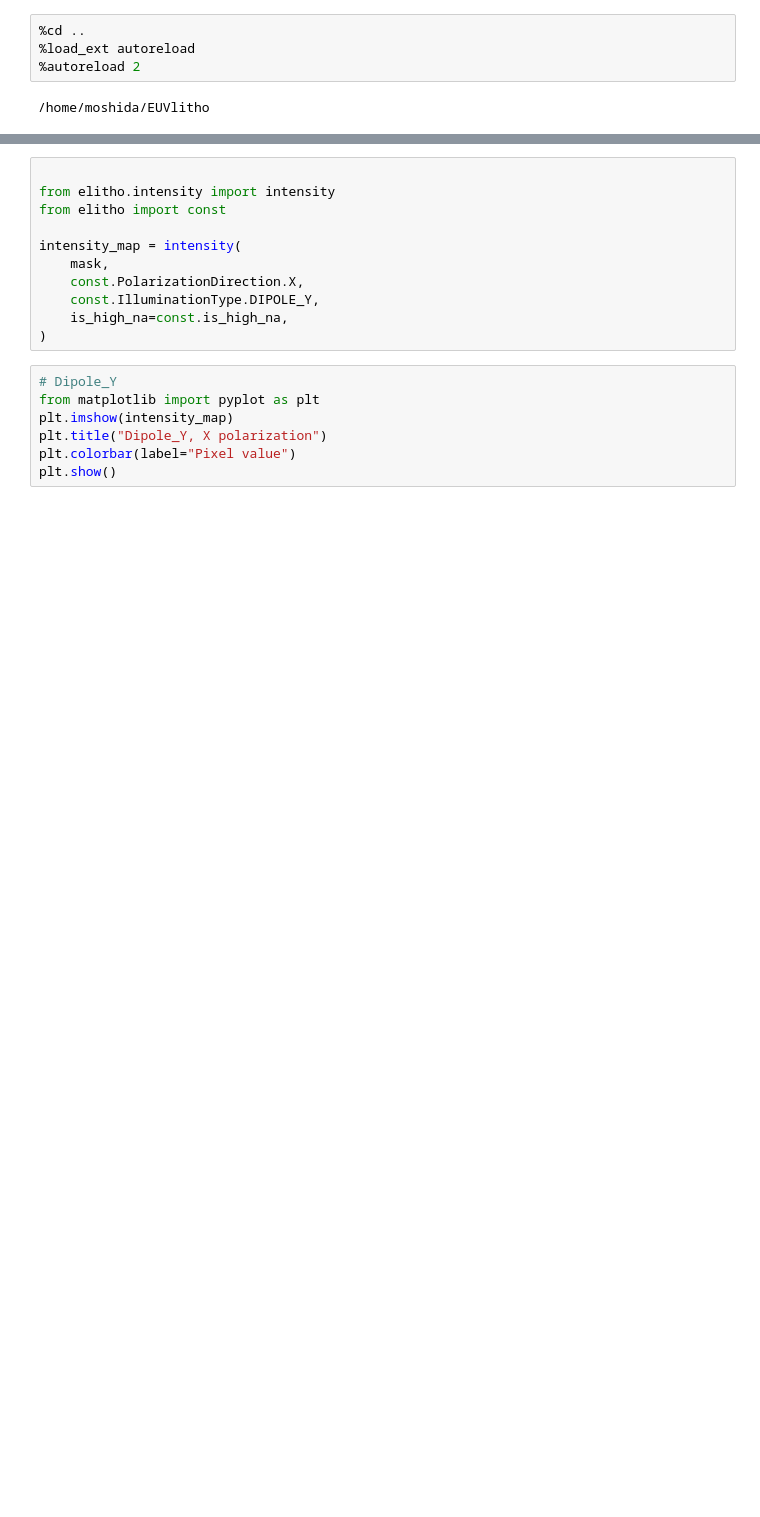
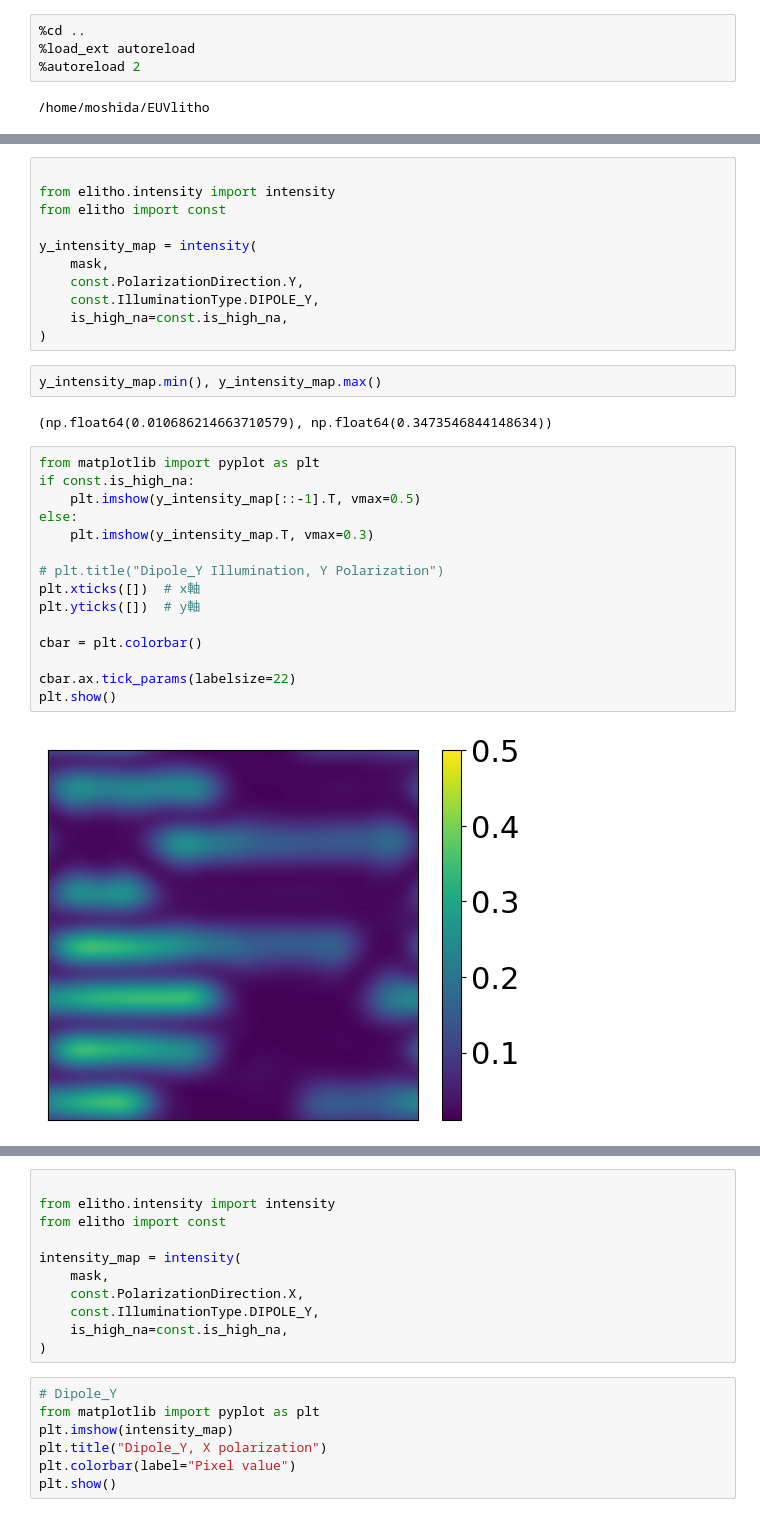
Before and after one commit to takahashi-edalab/EUVlitho, a Jupyter notebook: notebooks/abbe.ipynb, the cells around one changed output, grey strips where cells are left out. Saved outputs shown, nothing was run; the diff lists cells and outputs as text; blank space fills up the shorter version.

```diff
--- a/notebooks/abbe.ipynb
+++ b/notebooks/abbe.ipynb
@@ -61,0 +89,32 @@ mask.shape
+# %%
+
+from elitho.intensity import intensity
+from elitho import const
+
+y_intensity_map = intensity(
+    mask,
+    const.PolarizationDirection.Y,
+    const.IlluminationType.DIPOLE_Y,
+    is_high_na=const.is_high_na,
+)
+# %%
+y_intensity_map.min(), y_intensity_map.max()
+# %% [output]
+(np.float64(0.010686214663710579), np.float64(0.3473546844148634))
+# %%
+from matplotlib import pyplot as plt
+if const.is_high_na:
+    plt.imshow(y_intensity_map[::-1].T, vmax=0.5)
+else:
+    plt.imshow(y_intensity_map.T, vmax=0.3)
+
+# plt.title("Dipole_Y Illumination, Y Polarization")
+plt.xticks([])  # x軸
+plt.yticks([])  # y軸
+
+cbar = plt.colorbar()
+
+cbar.ax.tick_params(labelsize=22)
+plt.show()
+# %% [output]
+[figure, added]
```
Also changed, not shown: parts of 17 cells of this notebook, 16 other files.
